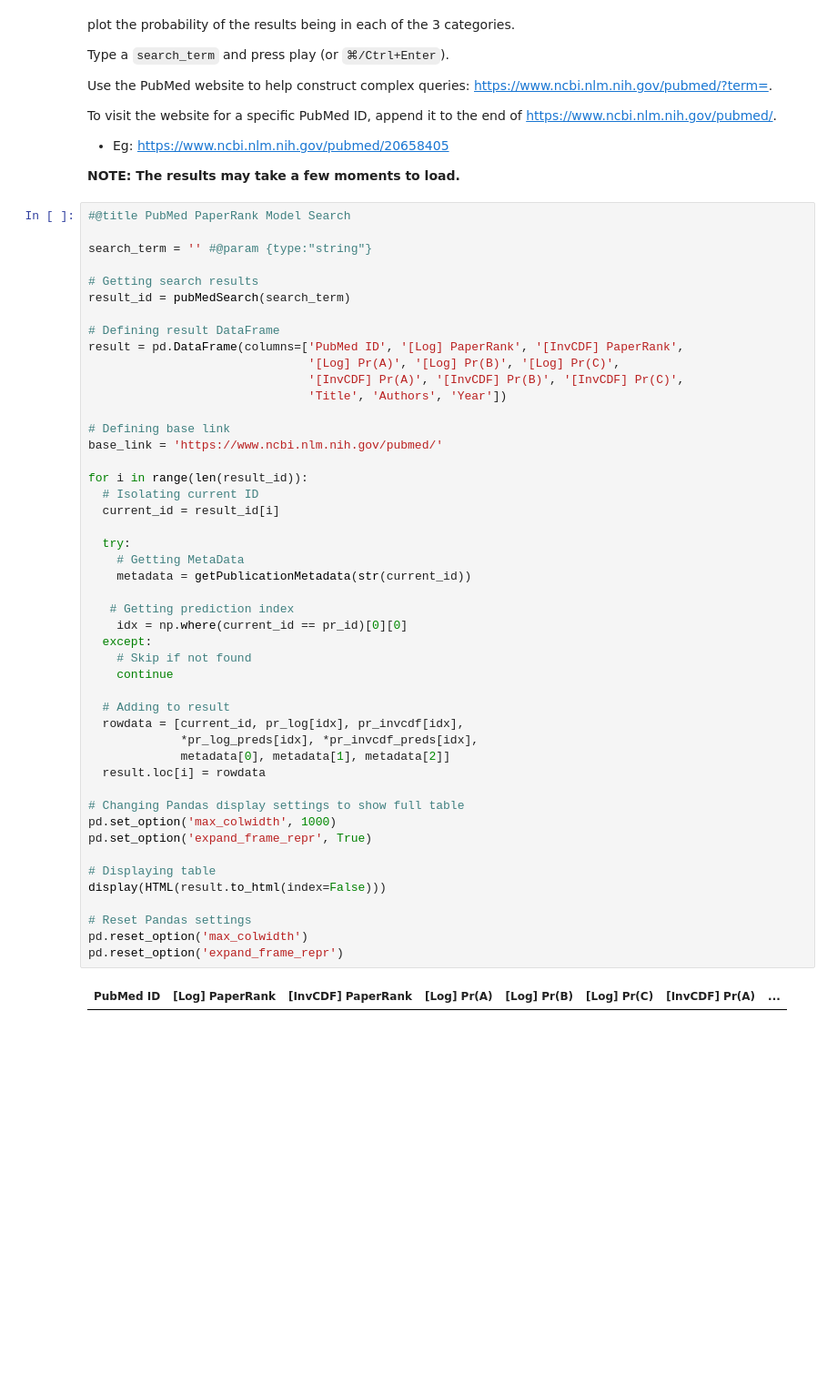
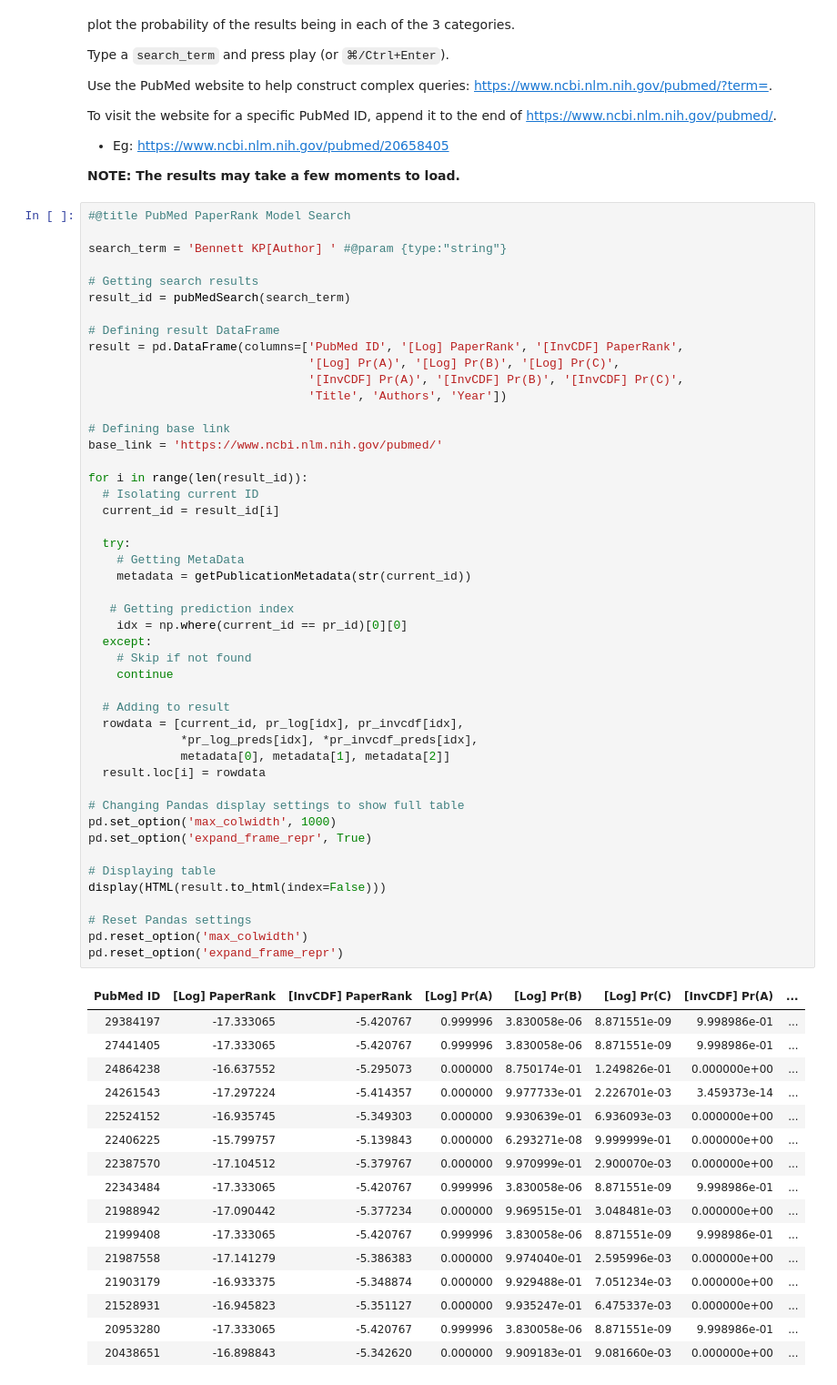
Before and after one commit to rukmal/PaperRank-Analysis, a Jupyter notebook: PubMed PaperRank Analysis.ipynb, the cells around one changed output. Shown at 91% size. Saved outputs shown, nothing was run; the diff lists cells and outputs as text; blank space fills up the shorter version.

```diff
--- a/PubMed PaperRank Analysis.ipynb
+++ b/PubMed PaperRank Analysis.ipynb
@@ -1396,7 +1396,7 @@ To visit the website for a specific PubMed ID, append it to the end of https://w
 # %%
 #@title PubMed PaperRank Model Search
 
-search_term = '' #@param {type:"string"}
+search_term = 'Bennett KP[Author] ' #@param {type:"string"}
 
 # Getting search results
 result_id = pubMedSearch(search_term)
@@ -1415,30 +1415,45 @@ for i in range(len(result_id)):
   current_id = result_id[i]
 
   try:
     # Getting MetaData
     metadata = getPublicationMetadata(str(current_id))
 
    # Getting prediction index
     idx = np.where(current_id == pr_id)[0][0]
   except:
     # Skip if not found
     continue
 
   # Adding to result
   rowdata = [current_id, pr_log[idx], pr_invcdf[idx],
              *pr_log_preds[idx], *pr_invcdf_preds[idx],
              metadata[0], metadata[1], metadata[2]]
   result.loc[i] = rowdata
 
 # Changing Pandas display settings to show full table
 pd.set_option('max_colwidth', 1000)
 pd.set_option('expand_frame_repr', True)
 
 # Displaying table
 display(HTML(result.to_html(index=False)))
 
 # Reset Pandas settings
 pd.reset_option('max_colwidth')
 pd.reset_option('expand_frame_repr')
 # %% [output]
 | PubMed ID | [Log] PaperRank | [InvCDF] PaperRank | [Log] Pr(A) | [Log] Pr(B) | [Log] Pr(C) | [InvCDF] Pr(A) | ... |
+| 29384197 | -17.333065 | -5.420767 | 0.999996 | 3.830058e-06 | 8.871551e-09 | 9.998986e-01 | ... |
+| 27441405 | -17.333065 | -5.420767 | 0.999996 | 3.830058e-06 | 8.871551e-09 | 9.998986e-01 | ... |
+| 24864238 | -16.637552 | -5.295073 | 0.000000 | 8.750174e-01 | 1.249826e-01 | 0.000000e+00 | ... |
+| 24261543 | -17.297224 | -5.414357 | 0.000000 | 9.977733e-01 | 2.226701e-03 | 3.459373e-14 | ... |
+| 22524152 | -16.935745 | -5.349303 | 0.000000 | 9.930639e-01 | 6.936093e-03 | 0.000000e+00 | ... |
+| 22406225 | -15.799757 | -5.139843 | 0.000000 | 6.293271e-08 | 9.999999e-01 | 0.000000e+00 | ... |
+| 22387570 | -17.104512 | -5.379767 | 0.000000 | 9.970999e-01 | 2.900070e-03 | 0.000000e+00 | ... |
+| 22343484 | -17.333065 | -5.420767 | 0.999996 | 3.830058e-06 | 8.871551e-09 | 9.998986e-01 | ... |
+| 21988942 | -17.090442 | -5.377234 | 0.000000 | 9.969515e-01 | 3.048481e-03 | 0.000000e+00 | ... |
+| 21999408 | -17.333065 | -5.420767 | 0.999996 | 3.830058e-06 | 8.871551e-09 | 9.998986e-01 | ... |
+| 21987558 | -17.141279 | -5.386383 | 0.000000 | 9.974040e-01 | 2.595996e-03 | 0.000000e+00 | ... |
+| 21903179 | -16.933375 | -5.348874 | 0.000000 | 9.929488e-01 | 7.051234e-03 | 0.000000e+00 | ... |
+| 21528931 | -16.945823 | -5.351127 | 0.000000 | 9.935247e-01 | 6.475337e-03 | 0.000000e+00 | ... |
+| 20953280 | -17.333065 | -5.420767 | 0.999996 | 3.830058e-06 | 8.871551e-09 | 9.998986e-01 | ... |
+| 20438651 | -16.898843 | -5.342620 | 0.000000 | 9.909183e-01 | 9.081660e-03 | 0.000000e+00 | ... |
```
